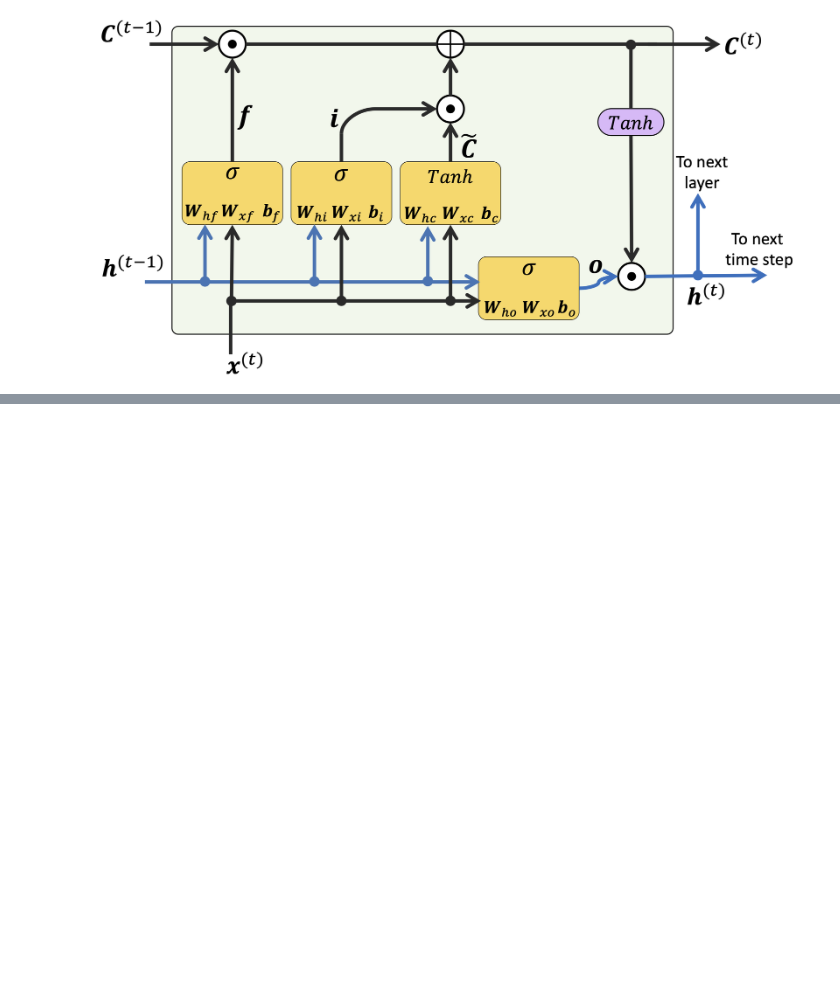
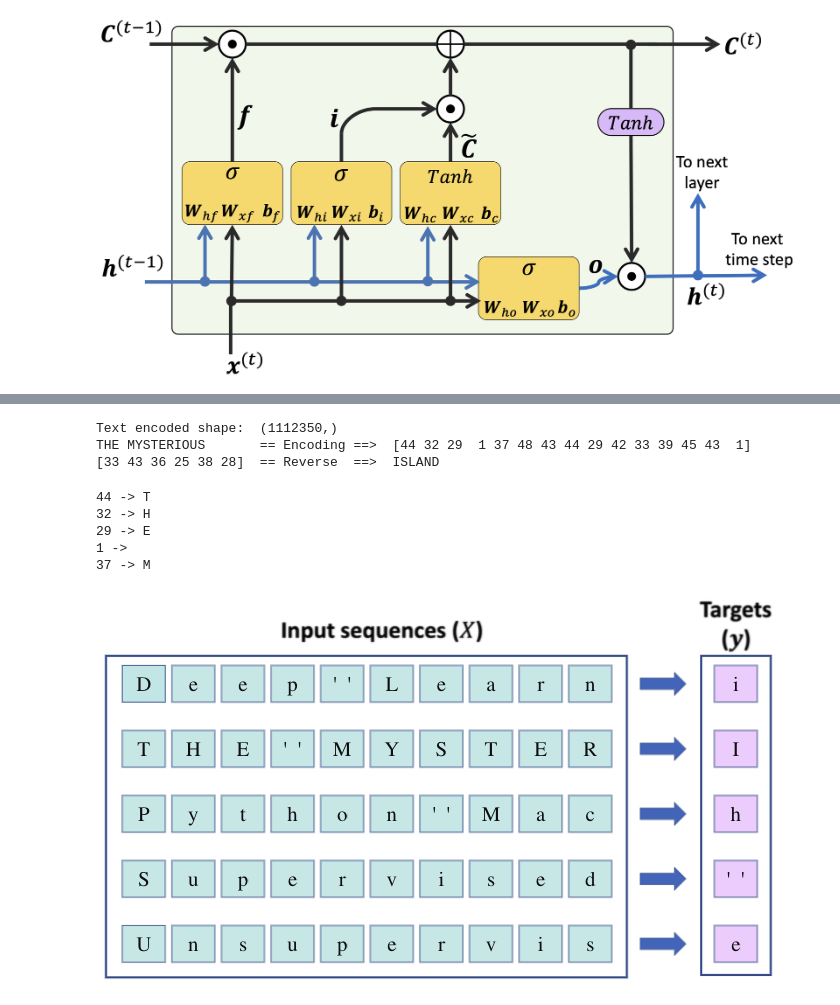
Before and after one commit to gitony0101/blog-stats-tony, a Jupyter notebook: pytorch/4-rnn.ipynb, the cells around one changed output, grey strips where cells are left out. Cells and saved outputs as stored; diff of their text form; code cells hidden in the pictures; blank space fills up the shorter version.

```diff
--- a/pytorch/4-rnn.ipynb
+++ b/pytorch/4-rnn.ipynb
@@ -128,0 +544,28 @@ Image(filename='figures/15_09.png', width=700)
+# %%
+chars_sorted = sorted(char_set)
+char2int = {ch: i for i, ch in enumerate(chars_sorted)}
+char_array = np.array(chars_sorted)
+
+text_encoded = np.array([char2int[ch] for ch in text], dtype=np.int32)
+
+print(f'Text encoded shape: {text_encoded.shape}')
+print(f"{text[:15]}    == Encoding ==> {text_encoded[:15]}")
+print(text_encoded[15:21], ' == Reverse  ==> ',
+      ''.join(char_array[text_encoded[15:21]]))
+# %% [output]
+Text encoded shape:  (1112350,)
+THE MYSTERIOUS       == Encoding ==>  [44 32 29  1 37 48 43 44 29 42 33 39 45 43  1]
+[33 43 36 25 38 28]  == Reverse  ==>  ISLAND
+# %%
+for ex in text_encoded[:5]:
+    print('{} -> {}'.format(ex, char_array[ex]))
+# %% [output]
+44 -> T
+32 -> H
+29 -> E
+1 ->
+37 -> M
+# %%
+Image(filename='figures/15_13.png', width=700)
+# %% [output]
+[figure, added]
```
Also changed, not shown: parts of 54 cells of this notebook, 5 other files.
